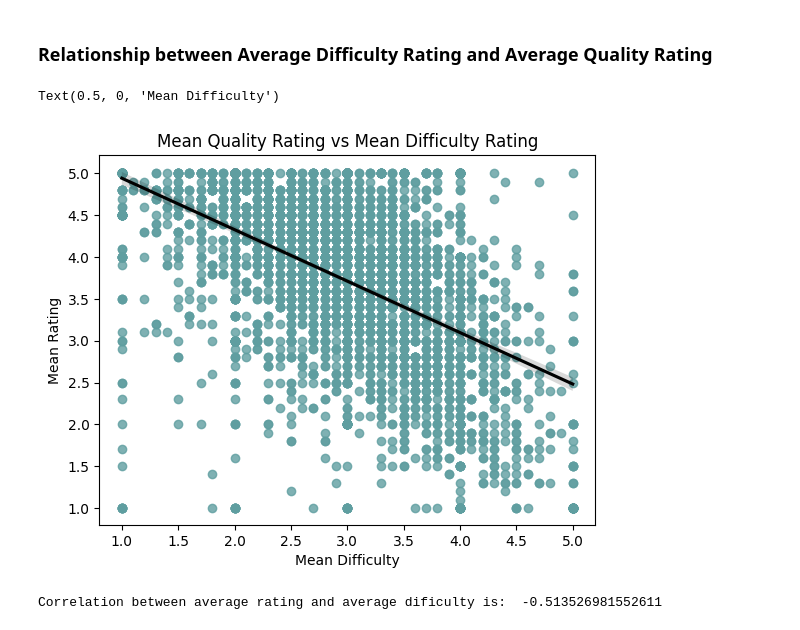
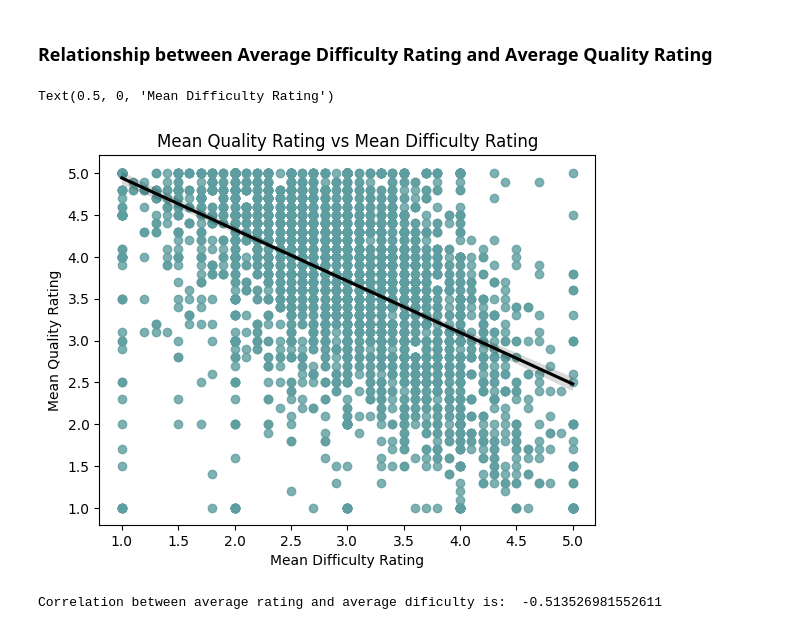
Before and after one commit to Riley-Adams/sta141b_project, a Jupyter notebook: profsEDA.ipynb, the cells around one changed output. Saved outputs shown, nothing was run; the diff lists cells and outputs as text; code cells hidden in the pictures.

```diff
--- a/profsEDA.ipynb
+++ b/profsEDA.ipynb
@@ -88,14 +88,14 @@ Text(0.5, 1.0, 'Histogram of Average Professor Difficulty Rating')
 # %%
 # scatterplot rating vs difficulty
 sns.regplot(profs, x=profs['avgDifficulty'], y=profs['avgRating'],
             scatter_kws={"color": "cadetblue"},
             line_kws={"color": "black"})
 plt.title("Mean Quality Rating vs Mean Difficulty Rating")
-plt.ylabel("Mean Rating")
-plt.xlabel("Mean Difficulty")
+plt.ylabel("Mean Quality Rating")
+plt.xlabel("Mean Difficulty Rating")
 # %% [output]
-Text(0.5, 0, 'Mean Difficulty')
+Text(0.5, 0, 'Mean Difficulty Rating')
-[figure, old version]
+[figure, new version]
 # %%
 # correlation
 corr = profs['avgRating'].corr(profs['avgDifficulty'])
```
Also changed, not shown: parts of 27 cells of this notebook.
